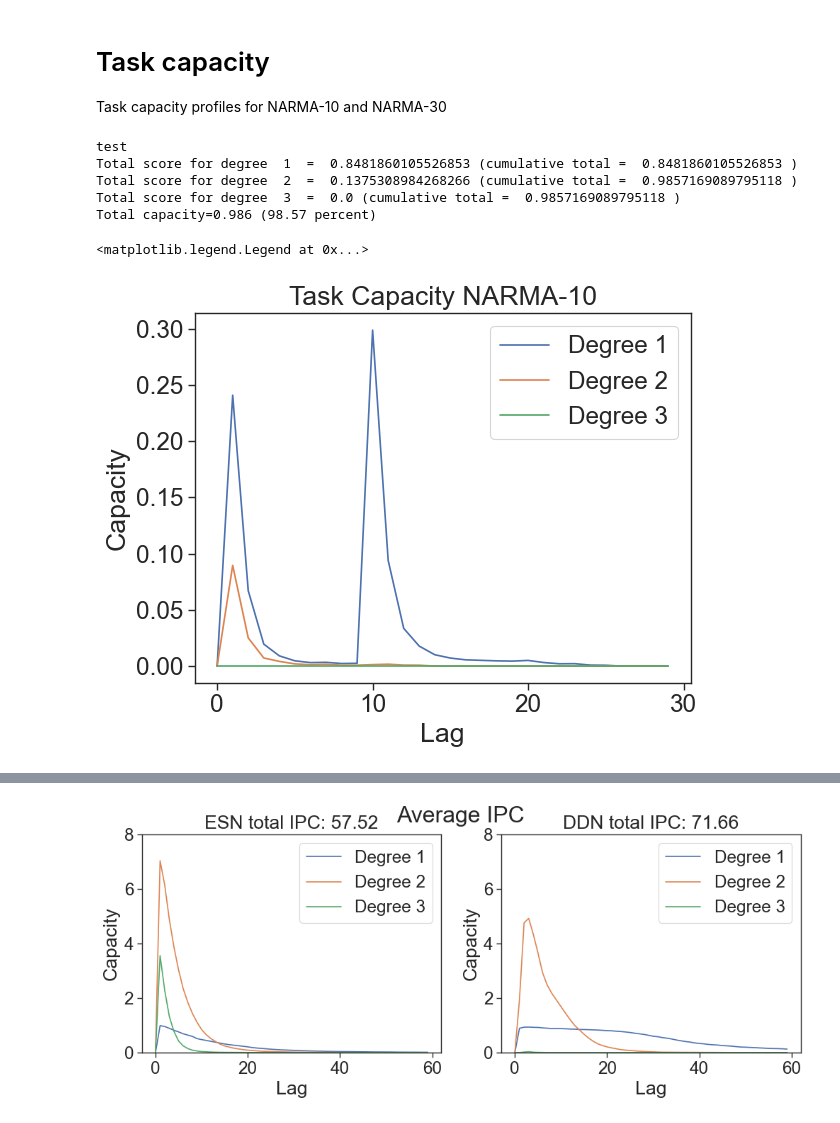
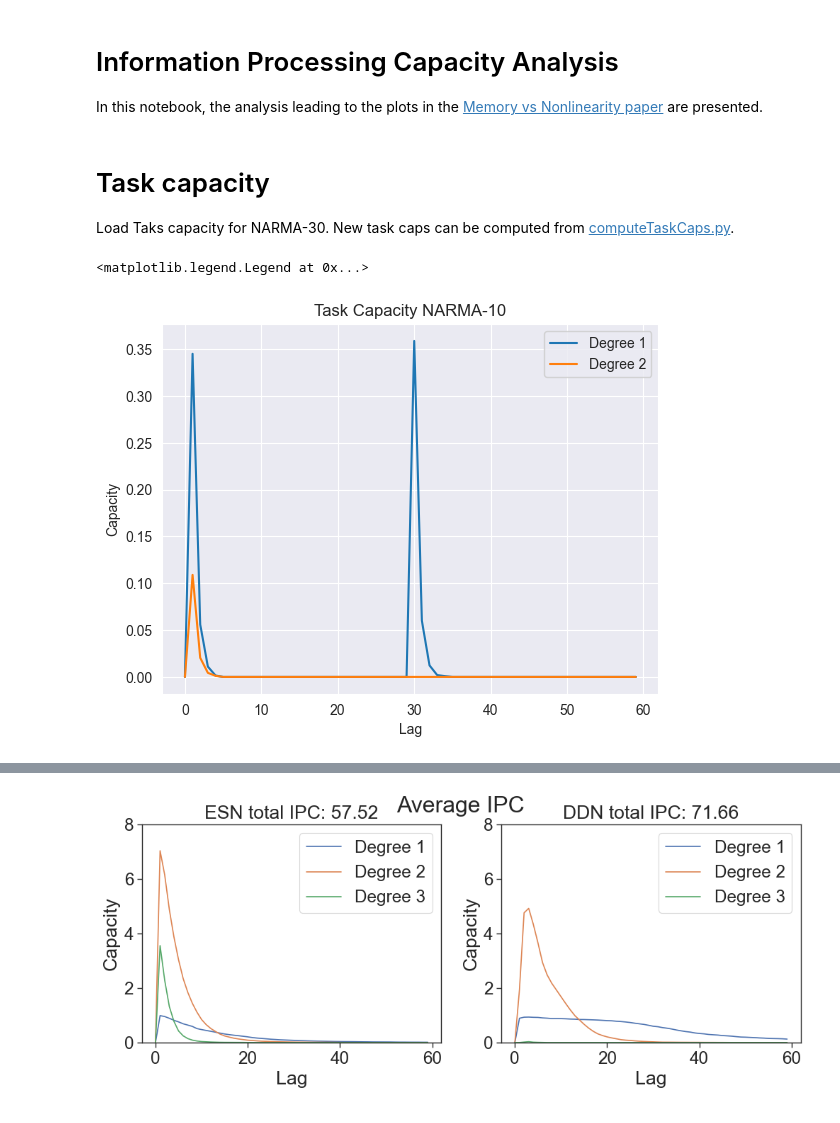
Before and after one commit to StefanIacob/DDN-public, a Jupyter notebook: analysis-notebooks/IPC-Analysis.ipynb, the cells around one changed output, grey strips where cells are left out. Cells and saved outputs as stored; diff of their text form; code cells hidden in the pictures.

Commit message:
cleaning up IPC and task overlap, added scripts for generating TC and overlap

```diff
--- a/analysis-notebooks/IPC-Analysis.ipynb
+++ b/analysis-notebooks/IPC-Analysis.ipynb
@@ -1,21 +1,17 @@
+# %% [markdown]
+# Information Processing Capacity Analysis
+In this notebook, the analysis leading to the plots in the [Memory vs Nonlinearity paper](https://www.mdpi.com/2313-7673/9/12/755) are presented.
 # %%
 import numpy as np
 import matplotlib.pyplot as plt
 import pickle as pkl
 import seaborn as sns
+from simulator import NetworkSimulator
+import pandas as pd
+import Capacities.capacities as CAP
+from utils import createNARMA10, createNARMA30, region_specific_IPC
 
-from config import propagation_vel
-
-sns.set_theme(style="ticks", font_scale=2, palette='deep', context='paper')
-
-
-import populations
-from utils import network_memory_capacity, genome_memory_capacity #, region_specific_IPC
-from simulator import NetworkSimulator
-from network import DistDelayNetwork
-from reservoirpy import datasets
-import Capacities.capacities as CAP
-from utils import createNARMA10, createNARMA30
+# Some helper functions
 
 def cap2vec(capacities,maxdel=1000,maxdeg=10):
     vec = np.zeros((maxdel,maxdeg))
@@ -45,31 +41,20 @@ def full_IPC(inputs, states, maxdel=35, maxdeg=2, maxvars=2):
     return allcaps
 # %% [markdown]
 # Task capacity
-Task capacity profiles for NARMA-10 and NARMA-30
+Load Taks capacity for NARMA-30. New task caps can be computed from [computeTaskCaps.py](../ipc-scripts/computeTaskCaps.py).
 # %%
-inputs, outputs = createNARMA10(30000)
-rescaled_inputs = inputs * 4 - 1
-maxdel = 30
-maxdeg = 3
-Citer=CAP.capacity_iterator(mindel=1,mindeg=1, maxdeg=maxdeg, minvars=1,maxvars=3, maxdel=maxdel, delskip=100,
-                            m_delay=False,
-                            m_windowpos=False, m_window=False, m_powerlist=False,m_variables=False,
-                            m_degrees=False, minwindow=0, maxwindow=12)#, verbose = 1)
-
-
-task_totalcap_10, task_allcaps_10, task_numcaps_10, task_nodes_10 = Citer.collect(rescaled_inputs, outputs)
-
-V10 = cap2vec(task_allcaps_10, maxdel = maxdel, maxdeg = maxdeg)
+caps_path = "../results/ipc-results/narma_30_task_caps_2025-02-27.p"
+with open(caps_path, "rb") as f:
+    tc_dict = pkl.load(f)
+task_caps = tc_dict['taskCap']
+maxdel = tc_dict['maxdel']
+maxdeg = tc_dict['maxdeg']
+V10 = cap2vec(task_caps, maxdel = maxdel, maxdeg = maxdeg)
 plt.plot(V10)
 plt.ylabel('Capacity')
 plt.xlabel('Lag')
 plt.title('Task Capacity NARMA-10')
-plt.legend(['Degree 1', 'Degree 2', 'Degree 3'])
+plt.legend(['Degree ' + str(i + 1) for i in range(maxdeg)])
 # %% [output]
-test
-Total score for degree  1  =  0.8481860105526853 (cumulative total =  0.8481860105526853 )
-Total score for degree  2  =  0.1375308984268266 (cumulative total =  0.9857169089795118 )
-Total score for degree  3  =  0.0 (cumulative total =  0.9857169089795118 )
-Total capacity=0.986 (98.57 percent)
+<matplotlib.legend.Legend at 0x...>
-<matplotlib.legend.Legend at 0x...>
-[figure, old version]
+[figure, new version]
```
Also changed, not shown: parts of 18 cells of this notebook, 6 other files.
